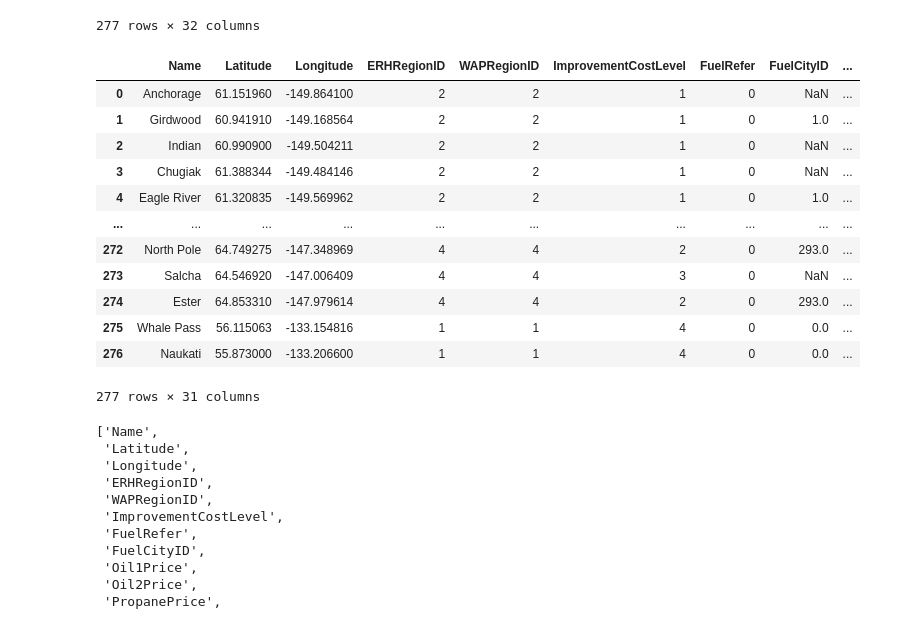
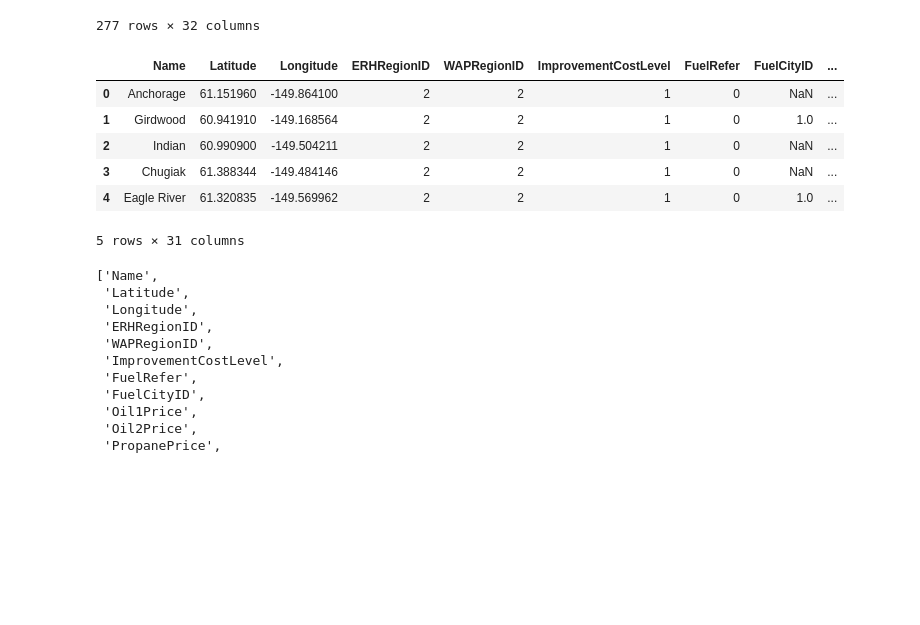
Before and after one commit to leungkp/akwlib-export, a Jupyter notebook: amendCity.ipynb, the cells around one changed output. Cells and saved outputs as stored; diff of their text form; code cells hidden in the pictures; blank space fills up the shorter version.

```diff
--- a/amendCity.ipynb
+++ b/amendCity.ipynb
@@ -61,21 +61,15 @@ city_HPC.reset_index().merge(places2match, on='name2match')
 # %%
 
 merged_data = city_HPC.merge(places2match, on='name2match')
-merged_data
+merged_data.head()
 # %% [output]
 |  | Name | Latitude | Longitude | ERHRegionID | WAPRegionID | ImprovementCostLevel | FuelRefer | FuelCityID | ... |
 | 0 | Anchorage | 61.151960 | -149.864100 | 2 | 2 | 1 | 0 | NaN | ... |
 | 1 | Girdwood | 60.941910 | -149.168564 | 2 | 2 | 1 | 0 | 1.0 | ... |
 | 2 | Indian | 60.990900 | -149.504211 | 2 | 2 | 1 | 0 | NaN | ... |
 | 3 | Chugiak | 61.388344 | -149.484146 | 2 | 2 | 1 | 0 | NaN | ... |
 | 4 | Eagle River | 61.320835 | -149.569962 | 2 | 2 | 1 | 0 | 1.0 | ... |
-| ... | ... | ... | ... | ... | ... | ... | ... | ... | ... |
-| 272 | North Pole | 64.749275 | -147.348969 | 4 | 4 | 2 | 0 | 293.0 | ... |
-| 273 | Salcha | 64.546920 | -147.006409 | 4 | 4 | 3 | 0 | NaN | ... |
-| 274 | Ester | 64.853310 | -147.979614 | 4 | 4 | 2 | 0 | 293.0 | ... |
-| 275 | Whale Pass | 56.115063 | -133.154816 | 1 | 1 | 4 | 0 | 0.0 | ... |
-| 276 | Naukati | 55.873000 | -133.206600 | 1 | 1 | 4 | 0 | 0.0 | ... |
-277 rows × 31 columns
+5 rows × 31 columns
 # %%
 merged_data['FIPS'] = pd.to_numeric(merged_data['FIPS'])
 # %%
```
Also changed, not shown: parts of 1 cell of this notebook.
